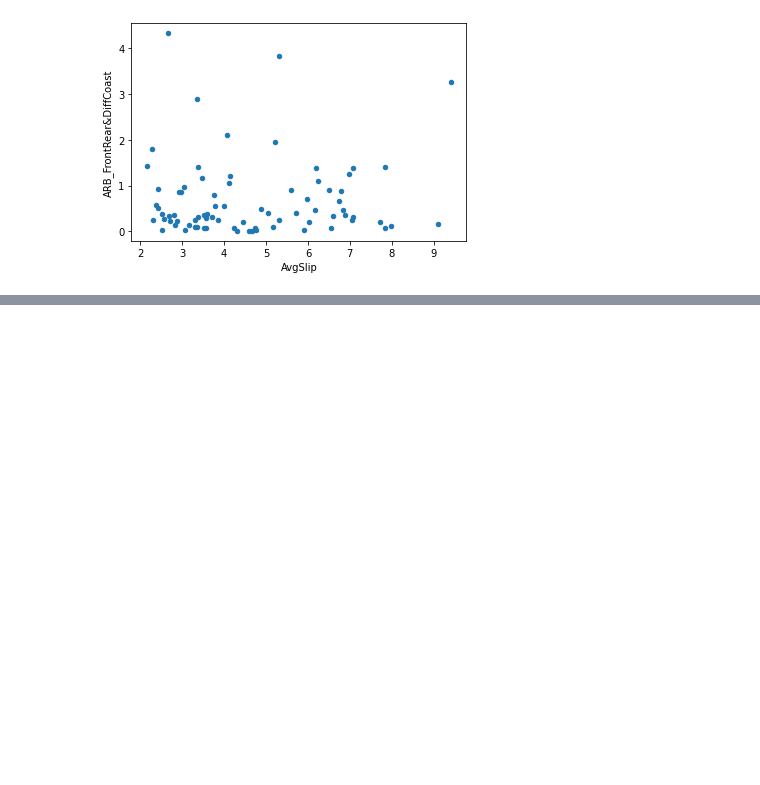
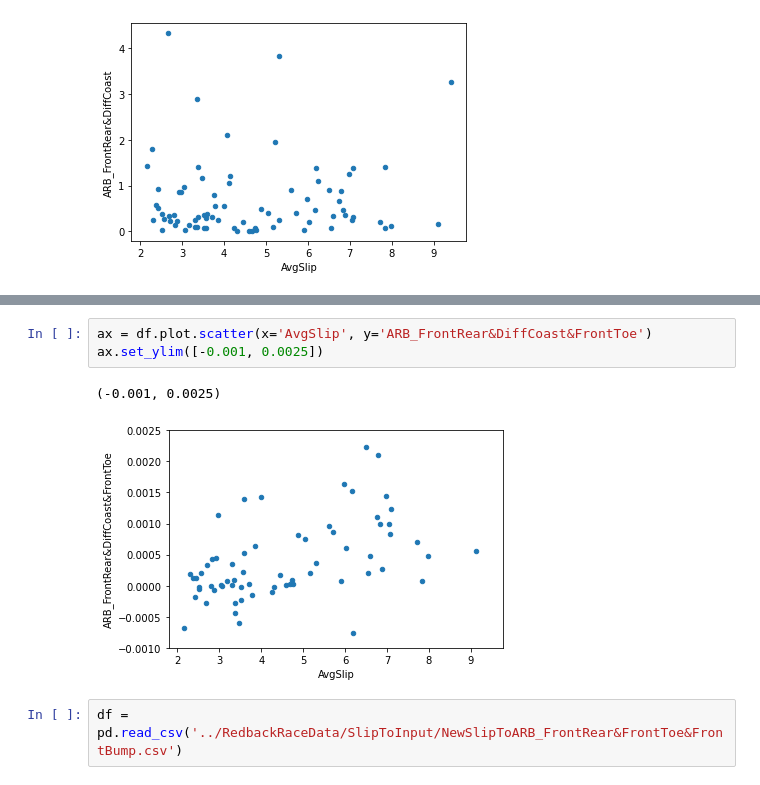
Before and after one commit to YidaChen30/RedbackRaceData, a Jupyter notebook: JupyterNoteboooks/SlipARBGraph.ipynb, the cells around one changed output, grey strips where cells are left out. Drawn from its saved outputs; the diff is of its cells as text; blank space fills up the shorter version.

```diff
--- a/JupyterNoteboooks/SlipARBGraph.ipynb
+++ b/JupyterNoteboooks/SlipARBGraph.ipynb
@@ -54,0 +72,8 @@ df.plot.scatter(x='AvgSlip', y='Diff_Coast')
+# %%
+ax = df.plot.scatter(x='AvgSlip', y='ARB_FrontRear&DiffCoast&FrontToe')
+ax.set_ylim([-0.001, 0.0025])
+# %% [output]
+(-0.001, 0.0025)
+[figure, added]
+# %%
+df = pd.read_csv('../RedbackRaceData/SlipToInput/NewSlipToARB_FrontRear&FrontToe&FrontBump.csv')
```
Also changed, not shown: parts of 28 cells of this notebook.
